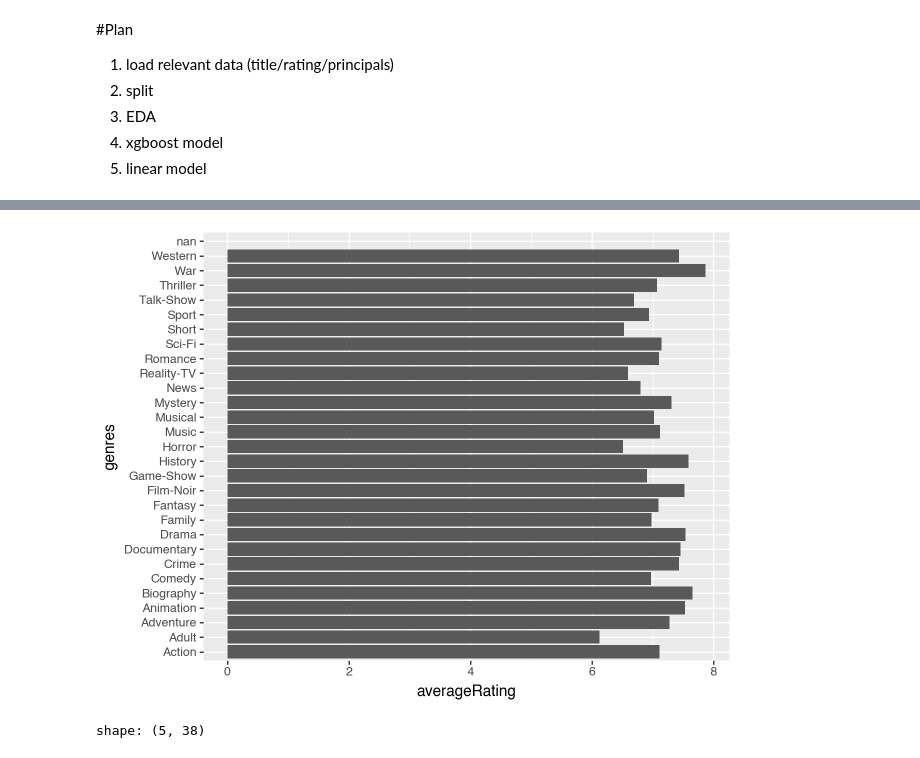
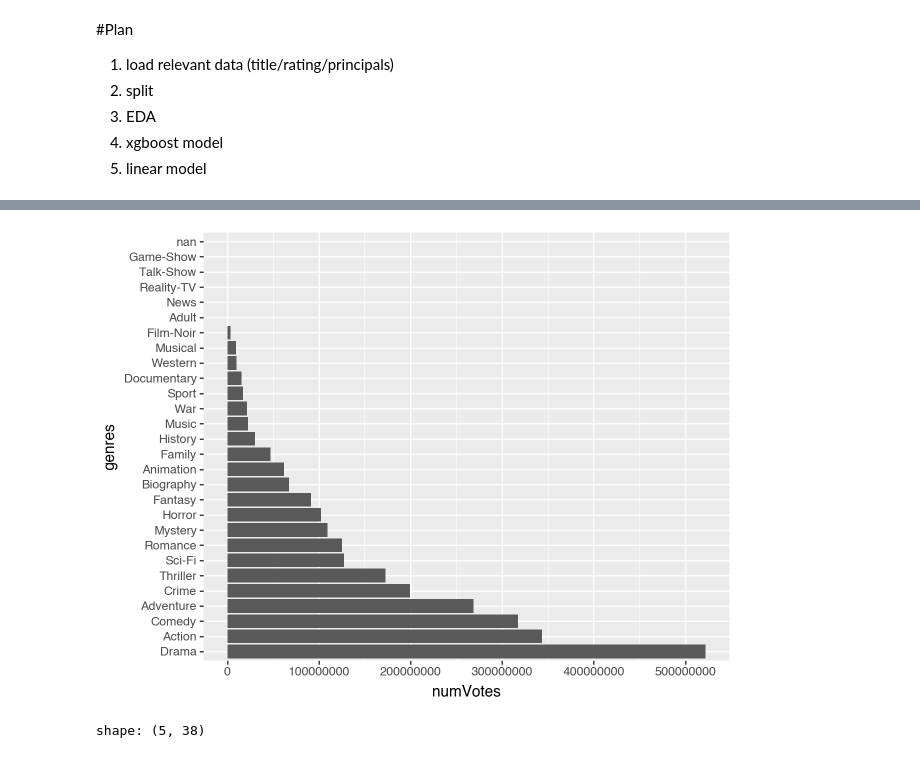
Before and after one commit to seanv507/imdb, a Jupyter notebook: analysis.ipynb, the cells around one changed output, grey strips where cells are left out. Saved outputs shown, nothing was run; the diff lists cells and outputs as text; code cells hidden in the pictures.

```diff
--- a/analysis.ipynb
+++ b/analysis.ipynb
@@ -69,3 +97,0 @@ principals = pl.read_csv("data/title.principals.tsv", separator="\t")
-# %%
-names = pl.read_csv("data/name.basics.tsv", separator="\t", null_values="\\N",)
-names.head()
@@ -170,3 +191,5 @@ shape: (100, 7)
 # %%
 cutoff = 10_000
-actors_ranking_shortlist = actors_ranking[:cutoff]
+actors_ranking_shortlist = actors_ranking[:cutoff].select(
+    ["primaryName", "nconst", "i_nconst"]
+)
@@ -172,0 +207,8 @@ actors_ranking_shortlist = actors_ranking[:cutoff]
+# %%
+title_actors_rated_encoded = {
+    key: title_ratings_actors[key]
+    .select(["tconst", "i_tconst", "ordering", "nconst", "primaryName", "birthYear"])
+    .join(actors_ranking_shortlist, on="nconst", how="inner")
+    for key in title_ratings_dict.keys()
+}
+title_actors_rated_encoded["train"].head()
@@ -237,14 +562,20 @@ shape: (13, 2)
 # %%
-tgr_explode = title_ratings.explode("genres")
 tgr_gp = (
-    tgr_explode
-    .group_by("genres")
-    .agg((pl.col("averageRating")*pl.col("numVotes")).sum()/pl.col("numVotes").sum(),
-         pl.col("numVotes").sum(),
-         (((pl.col("averageRating")**2)*pl.col("numVotes")).sum()/pl.col("numVotes").sum()).alias("wss")
-
+    tgr_explode.group_by("genres")
+    .agg(
+        (pl.col("averageRating") * pl.col("numVotes")).sum() / pl.col("numVotes").sum(),
+        pl.col("numVotes").sum(),
+        (
+            ((pl.col("averageRating") ** 2) * pl.col("numVotes")).sum()
+            / pl.col("numVotes").sum()
+        ).alias("wss"),
     )
-    .with_columns((pl.col("wss") - pl.col("averageRating")**2).alias("var"))
+    .with_columns((pl.col("wss") - pl.col("averageRating") ** 2).sqrt().alias("std"))
+    .with_columns(
+        (pl.col("std") / pl.col("numVotes").sqrt()).alias("std_err")
+    )  # todo check
     .sort("numVotes", descending=True)
+    .with_columns(index=pl.int_range(pl.len()))
+    .with_columns(genres=pl.col("genres").cast(pl.Categorical()))
 )
 tgr_gp
@@ -271,6 +582,10 @@ shape: (29, 5)
 # %%
-p9.ggplot(tgr_gp,p9.aes(x="genres",y="averageRating"))+p9.geom_bar(stat="identity") +p9.coord_flip()
+(
+    p9.ggplot(tgr_gp, p9.aes(x="genres", y="numVotes"))
+    + p9.geom_bar(stat="identity")
+    + p9.coord_flip()
+)
 # %% [output]
-[figure, old version]
+[figure, new version]
 # %%
 genres = (
```
Also changed, not shown: parts of 85 cells of this notebook, 1 other file.
